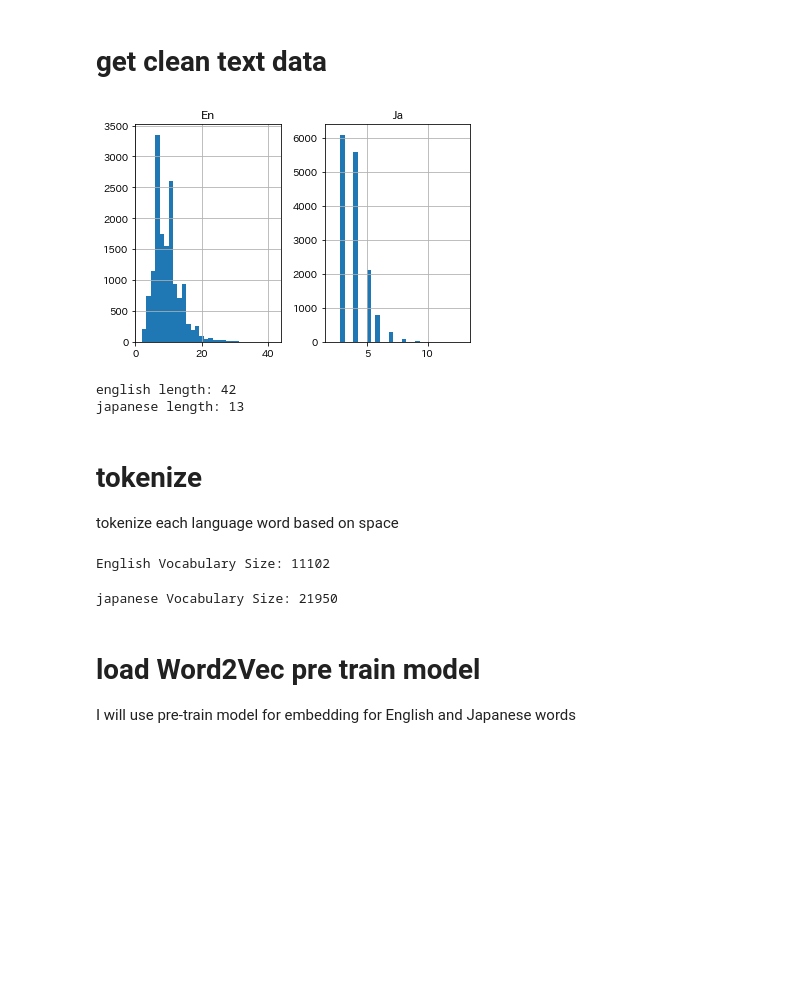
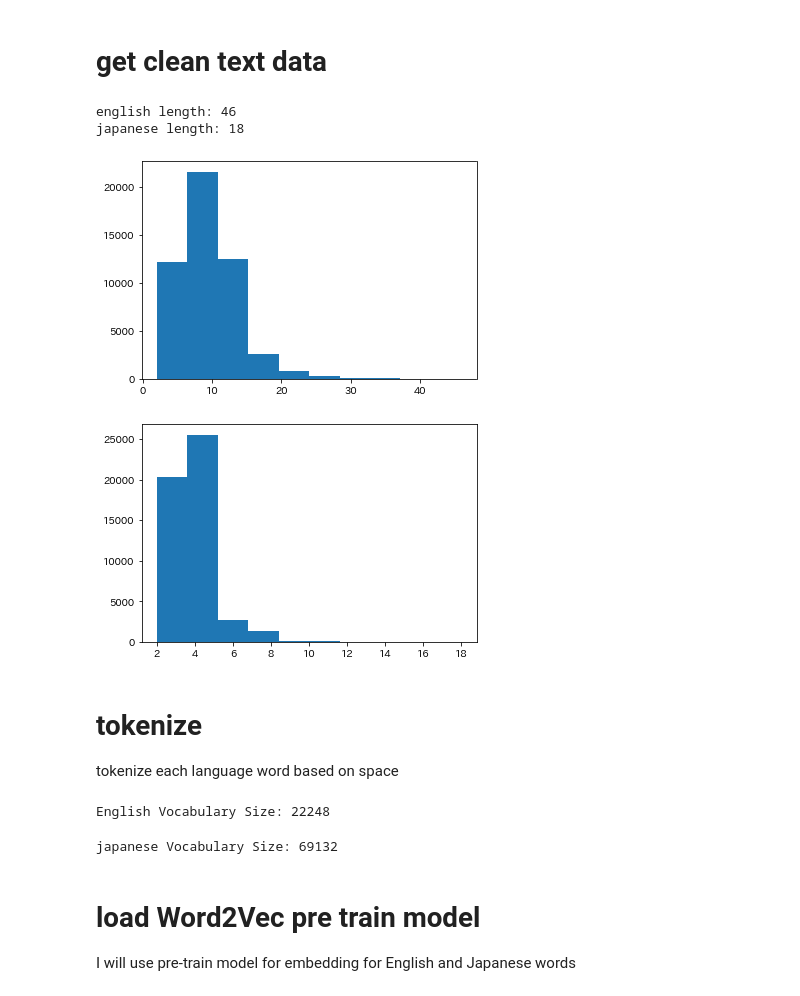
Before and after one commit to atsushii/Neural-Machine-Translation-Project, a Jupyter notebook: text_translation/translation_en_to_ja.ipynb, the cells around one changed output. Drawn from its saved outputs; the diff is of its cells as text; code cells hidden in the pictures; blank space fills up the shorter version.

```diff
--- a/text_translation/translation_en_to_ja.ipynb
+++ b/text_translation/translation_en_to_ja.ipynb
@@ -42,7 +46,7 @@ Requirement already satisfied: japanize-matplotlib in /usr/local/lib/python3.6/d
 
 **this dataset is aleady implemented a SentenceSpace**
 # %%
-num_example = 15000
+num_example = 50000
 
 # create each languages list
 def create_lang_list(num_example):
@@ -323,29 +327,25 @@ def normalize_english(english_text, japanese_text):
 # %%
 input_value, target_value = normalize_english(english_text, japanese_text)
 # %%
-# empty lists
-english_list = []
-japanese_list = []
+# populate the lists with sentence lengths
+english_len = [len(i.split()) for i in input_value]
 
-# populate the lists with sentence lengths
-for i in input_value:
-      english_list.append(len(i.split()))
+japanese_len = [len(i.split()) for i in target_value]
 
-for i in target_value:
-      japanese_list.append(len(i.split()))
+plt.figure()
+plt.hist(english_len)
 
-length_df = pd.DataFrame({'En': english_list, 'Ja': japanese_list})
-
-length_df.hist(bins = 30)
-plt.show()
+plt.figure()
+plt.hist(japanese_len)
 
 # print max length
-print("english length:", max(english_list))
-print("japanese length:", max(japanese_list))
+print("english length:", max(english_len))
+print("japanese length:", max(japanese_len))
 # %% [output]
+english length: 46
+japanese length: 18
-[figure, old version]
+[figure, new version]
-english length: 42
-japanese length: 13
+[figure, added]
 # %% [markdown]
 # tokenize
 tokenize each language word based on space
@@ -364,7 +364,7 @@ eng_vocab_size = len(eng_tokenizer.word_index) + 1
 eng_length = 46
 print('English Vocabulary Size: %d' % eng_vocab_size)
 # %% [output]
-English Vocabulary Size: 11102
+English Vocabulary Size: 22248
 # %%
 # prepare Japanese tokenizer
 ja_tokenizer = tokenization(target_value)
@@ -374,7 +374,7 @@ ja_vocab_size = len(ja_tokenizer.word_index) + 1
 ja_length = 18
 print('japanese Vocabulary Size: %d' % ja_vocab_size)
 # %% [output]
-japanese Vocabulary Size: 21950
+japanese Vocabulary Size: 69132
 # %%
 # encode and pad sequences
 def encode_sequences(tokenizer, length, lines, padding):
```
Also changed, not shown: parts of 11 cells of this notebook.
